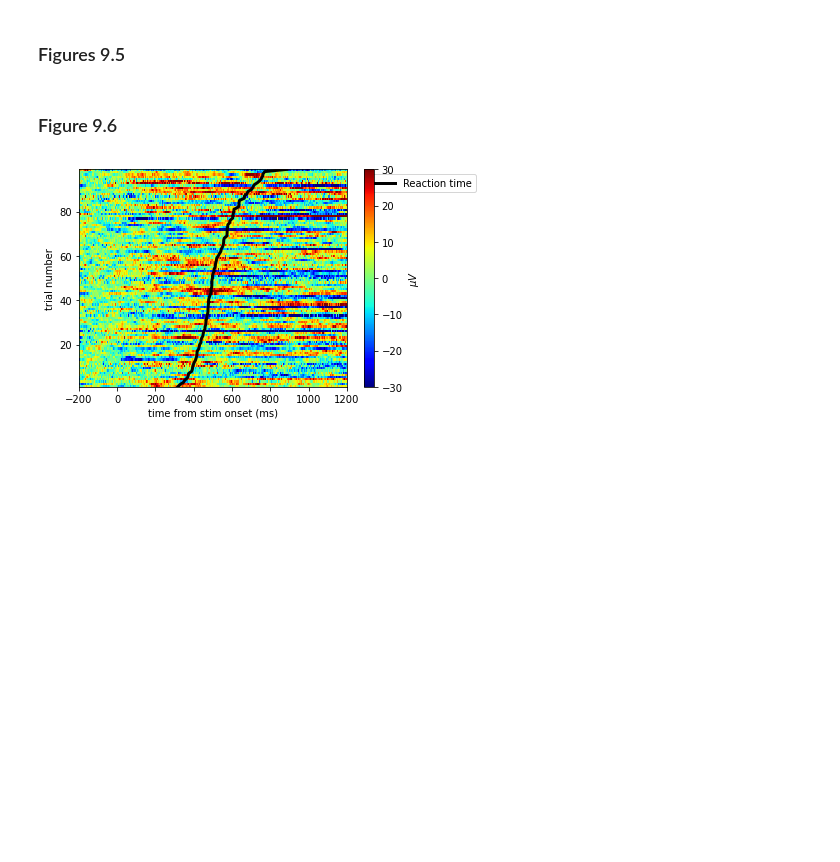
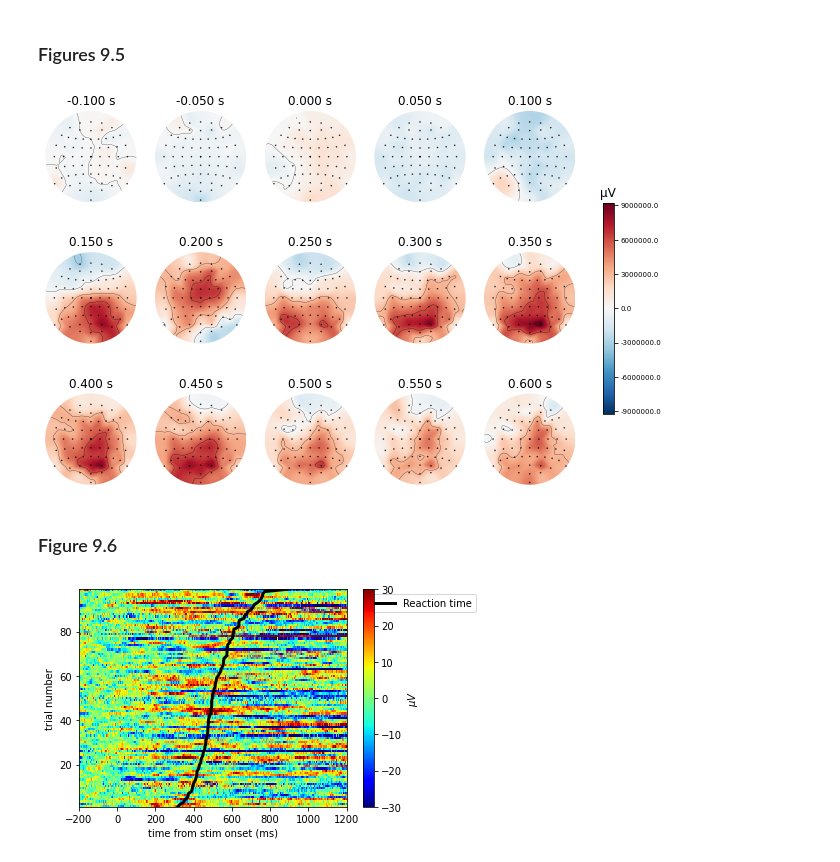
Before and after one commit to lyndond/Analyzing_Neural_Time_Series, a Jupyter notebook: chapter09.ipynb, the cells around one changed output. Cells and saved outputs as stored; diff of their text form; code cells hidden in the pictures; blank space fills up the shorter version.

```diff
--- a/chapter09.ipynb
+++ b/chapter09.ipynb
@@ -159,5 +207,10 @@ plt.tight_layout()
 # %% [markdown]
 ### Figures 9.5
+# %%
+# plot topomap, interpolated surface, 50 ms intervals
+evoked.plot_topomap(times=np.linspace(-100,600,15)/1000, nrows=3);
+# %% [output]
+[figure, added]
 # %% [markdown]
 ### Figure 9.6
 # %%
```
Also changed, not shown: parts of 4 cells of this notebook.
